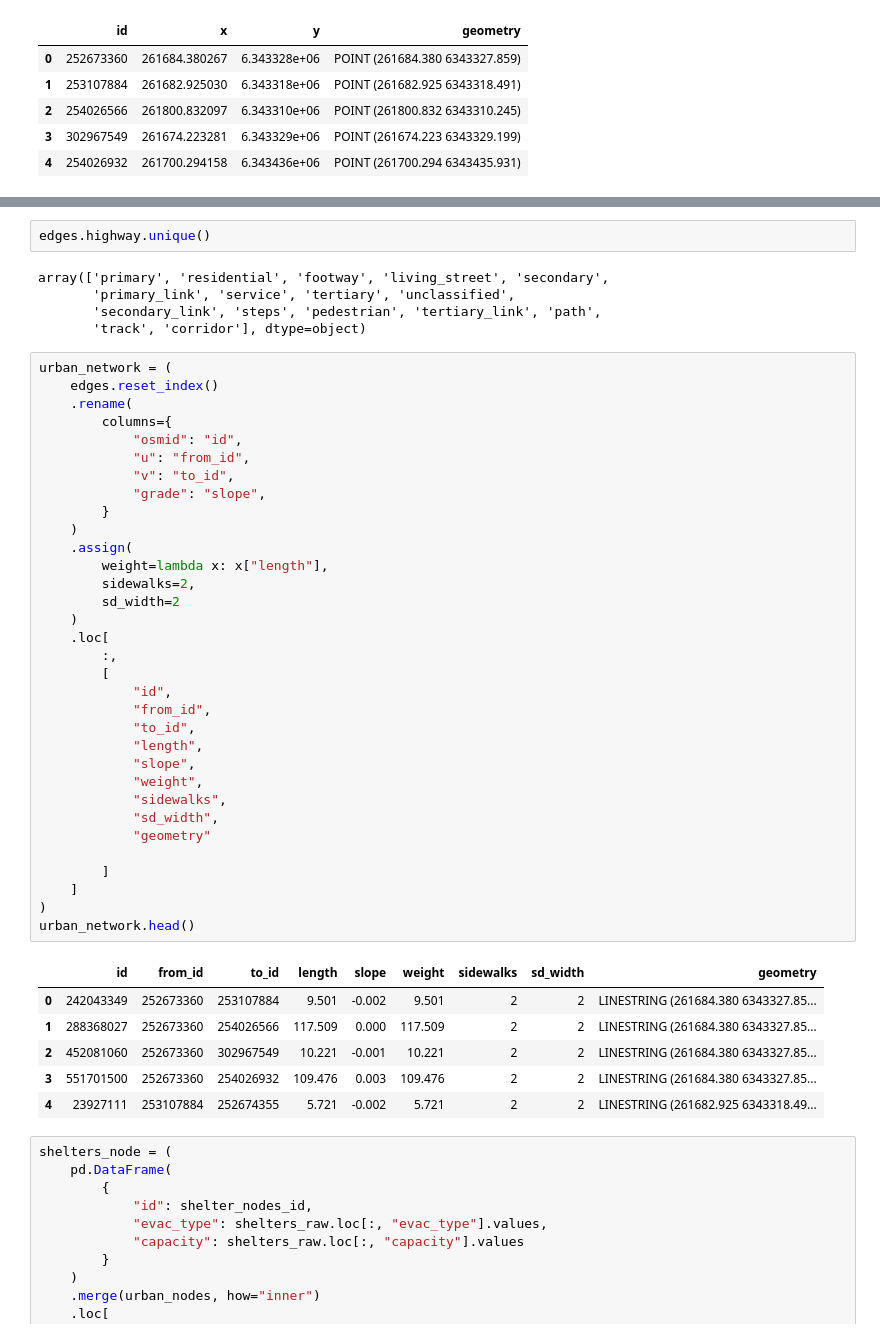
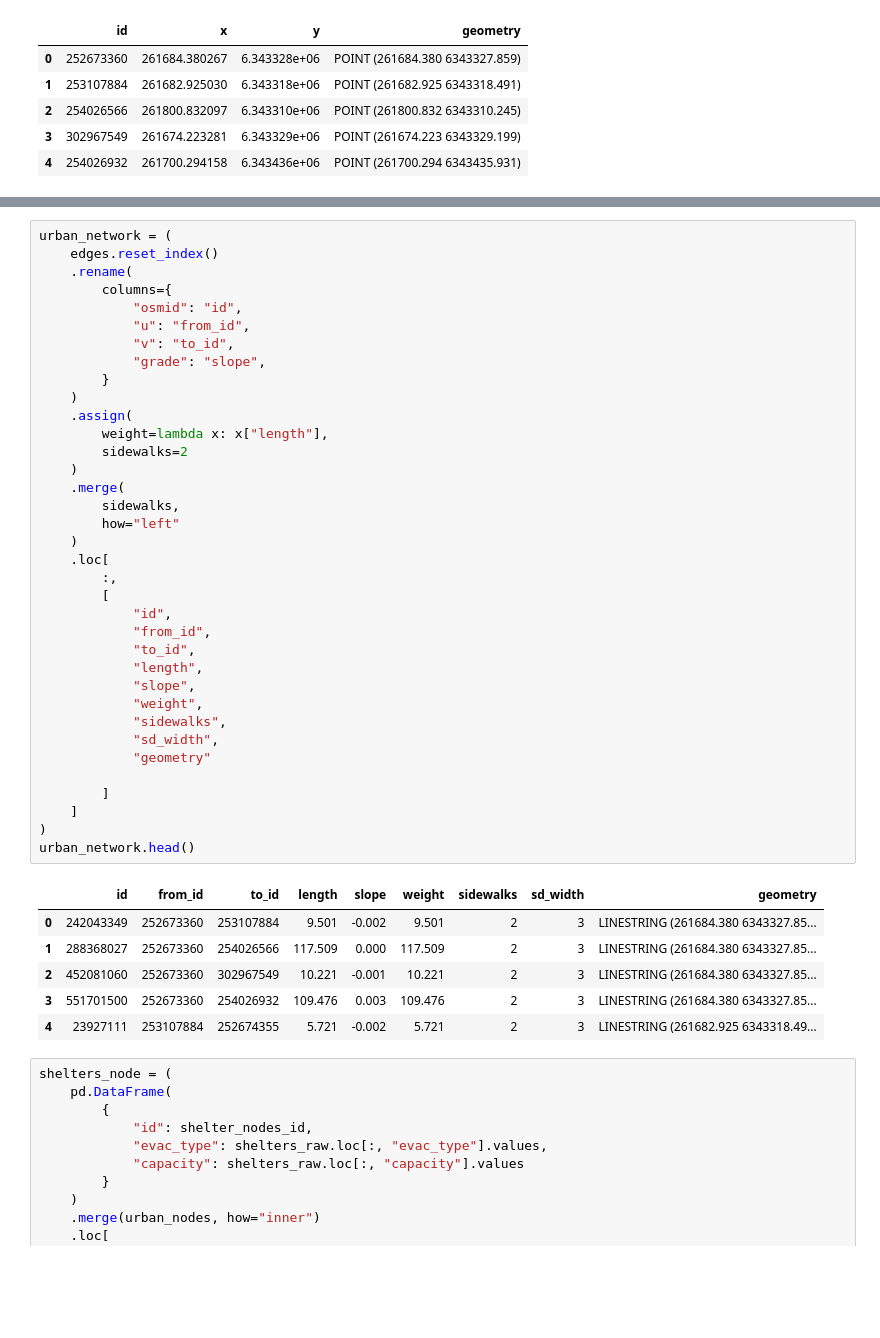
Before and after one commit to aoguedao/tsunami-vertical-evacuation, a Jupyter notebook: notebooks/preprocessing.ipynb, the cells around one changed output, grey strips where cells are left out. Cells and saved outputs as stored; diff of their text form; blank space fills up the shorter version.

Commit message:
sidewalks and new behaviour spaces

```diff
--- a/notebooks/preprocessing.ipynb
+++ b/notebooks/preprocessing.ipynb
@@ -153,50 +151,46 @@ sidewalks
-# %%
-edges.highway.unique()
-# %% [output]
-array(['primary', 'residential', 'footway', 'living_street', 'secondary',
-       'primary_link', 'service', 'tertiary', 'unclassified',
-       'secondary_link', 'steps', 'pedestrian', 'tertiary_link', 'path',
-       'track', 'corridor'], dtype=object)
 # %%
 urban_network = (
     edges.reset_index()
     .rename(
         columns={
             "osmid": "id",
             "u": "from_id",
             "v": "to_id",
             "grade": "slope",
         }
     )
     .assign(
         weight=lambda x: x["length"],
-        sidewalks=2,
-        sd_width=2
+        sidewalks=2
+    )
+    .merge(
+        sidewalks,
+        how="left"
     )
     .loc[
         :,
         [
             "id",
             "from_id",
             "to_id",
             "length",
             "slope",
             "weight",
             "sidewalks",
             "sd_width",
             "geometry"
 
         ]
     ]
 )
 urban_network.head()
 # %% [output]
 |  | id | from_id | to_id | length | slope | weight | sidewalks | sd_width | geometry |
-| 0 | 242043349 | 252673360 | 253107884 | 9.501 | -0.002 | 9.501 | 2 | 2 | LINESTRING (261684.380 6343327.85... |
-| 1 | 288368027 | 252673360 | 254026566 | 117.509 | 0.000 | 117.509 | 2 | 2 | LINESTRING (261684.380 6343327.85... |
-| 2 | 452081060 | 252673360 | 302967549 | 10.221 | -0.001 | 10.221 | 2 | 2 | LINESTRING (261684.380 6343327.85... |
-| 3 | 551701500 | 252673360 | 254026932 | 109.476 | 0.003 | 109.476 | 2 | 2 | LINESTRING (261684.380 6343327.85... |
-| 4 | 23927111 | 253107884 | 252674355 | 5.721 | -0.002 | 5.721 | 2 | 2 | LINESTRING (261682.925 6343318.49... |
+| 0 | 242043349 | 252673360 | 253107884 | 9.501 | -0.002 | 9.501 | 2 | 3 | LINESTRING (261684.380 6343327.85... |
+| 1 | 288368027 | 252673360 | 254026566 | 117.509 | 0.000 | 117.509 | 2 | 3 | LINESTRING (261684.380 6343327.85... |
+| 2 | 452081060 | 252673360 | 302967549 | 10.221 | -0.001 | 10.221 | 2 | 3 | LINESTRING (261684.380 6343327.85... |
+| 3 | 551701500 | 252673360 | 254026932 | 109.476 | 0.003 | 109.476 | 2 | 3 | LINESTRING (261684.380 6343327.85... |
+| 4 | 23927111 | 253107884 | 252674355 | 5.721 | -0.002 | 5.721 | 2 | 3 | LINESTRING (261682.925 6343318.49... |
 # %%
 shelters_node = (
     pd.DataFrame(
```
Also changed, not shown: parts of 6 cells of this notebook, 1 other file.
